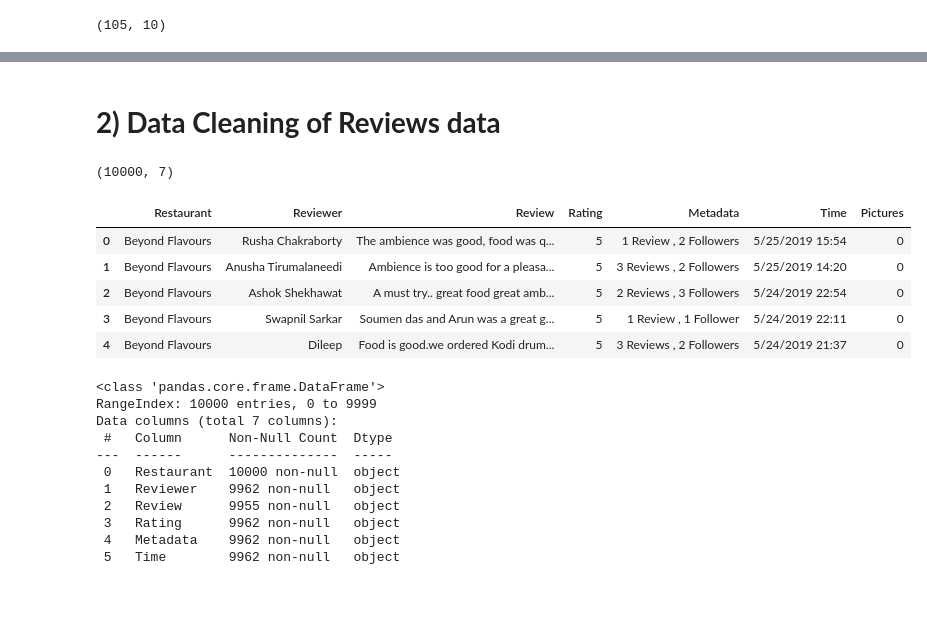
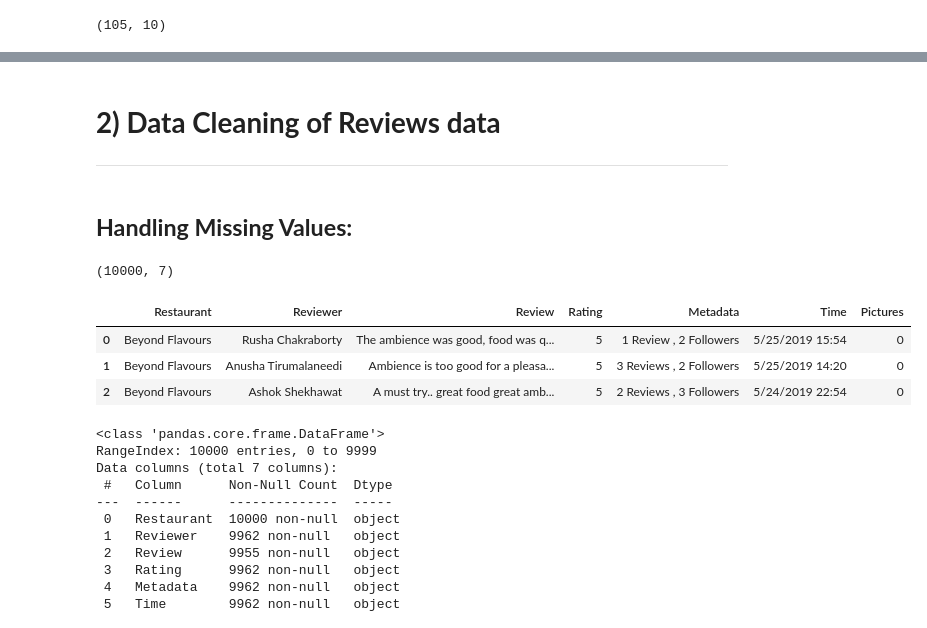
Before and after one commit to Nandeesh-U/ZOMATO-RESTAURANT-CLUSTERING-AND-SENTIMENT-ANALYSIS, a Jupyter notebook: ZOMATO_RESTAURANT_CLUSTERING_AND_SENTIMENT_ANALYSIS.ipynb, the cells around one changed output, grey strips where cells are left out. Drawn from its saved outputs; the diff is of its cells as text; code cells hidden in the pictures; blank space fills up the shorter version.

```diff
--- a/ZOMATO_RESTAURANT_CLUSTERING_AND_SENTIMENT_ANALYSIS.ipynb
+++ b/ZOMATO_RESTAURANT_CLUSTERING_AND_SENTIMENT_ANALYSIS.ipynb
@@ -647,19 +634,20 @@ Index(['Name', 'Cost', 'Collections', 'Timings', 'latitude', 'longitude',
 names_df.to_csv('/content/drive/MyDrive/Data Squad zomato/Nandeesh/names_df_v3.csv')
 # %% [markdown]
 # **2) Data Cleaning of Reviews data**
+---
+# %% [markdown]
+## **Handling Missing Values:**
 # %%
 review_df.shape
 # %% [output]
 (10000, 7)
 # %%
-review_df.head()
+review_df.head(3)
 # %% [output]
 |  | Restaurant | Reviewer | Review | Rating | Metadata | Time | Pictures |
 | 0 | Beyond Flavours | Rusha Chakraborty | The ambience was good, food was q... | 5 | 1 Review , 2 Followers | 5/25/2019 15:54 | 0 |
 | 1 | Beyond Flavours | Anusha Tirumalaneedi | Ambience is too good for a pleasa... | 5 | 3 Reviews , 2 Followers | 5/25/2019 14:20 | 0 |
 | 2 | Beyond Flavours | Ashok Shekhawat | A must try.. great food great amb... | 5 | 2 Reviews , 3 Followers | 5/24/2019 22:54 | 0 |
-| 3 | Beyond Flavours | Swapnil Sarkar | Soumen das and Arun was a great g... | 5 | 1 Review , 1 Follower | 5/24/2019 22:11 | 0 |
-| 4 | Beyond Flavours | Dileep | Food is good.we ordered Kodi drum... | 5 | 3 Reviews , 2 Followers | 5/24/2019 21:37 | 0 |
 # %%
 review_df.info()
 # %% [output]
```
Also changed, not shown: parts of 60 cells of this notebook.
